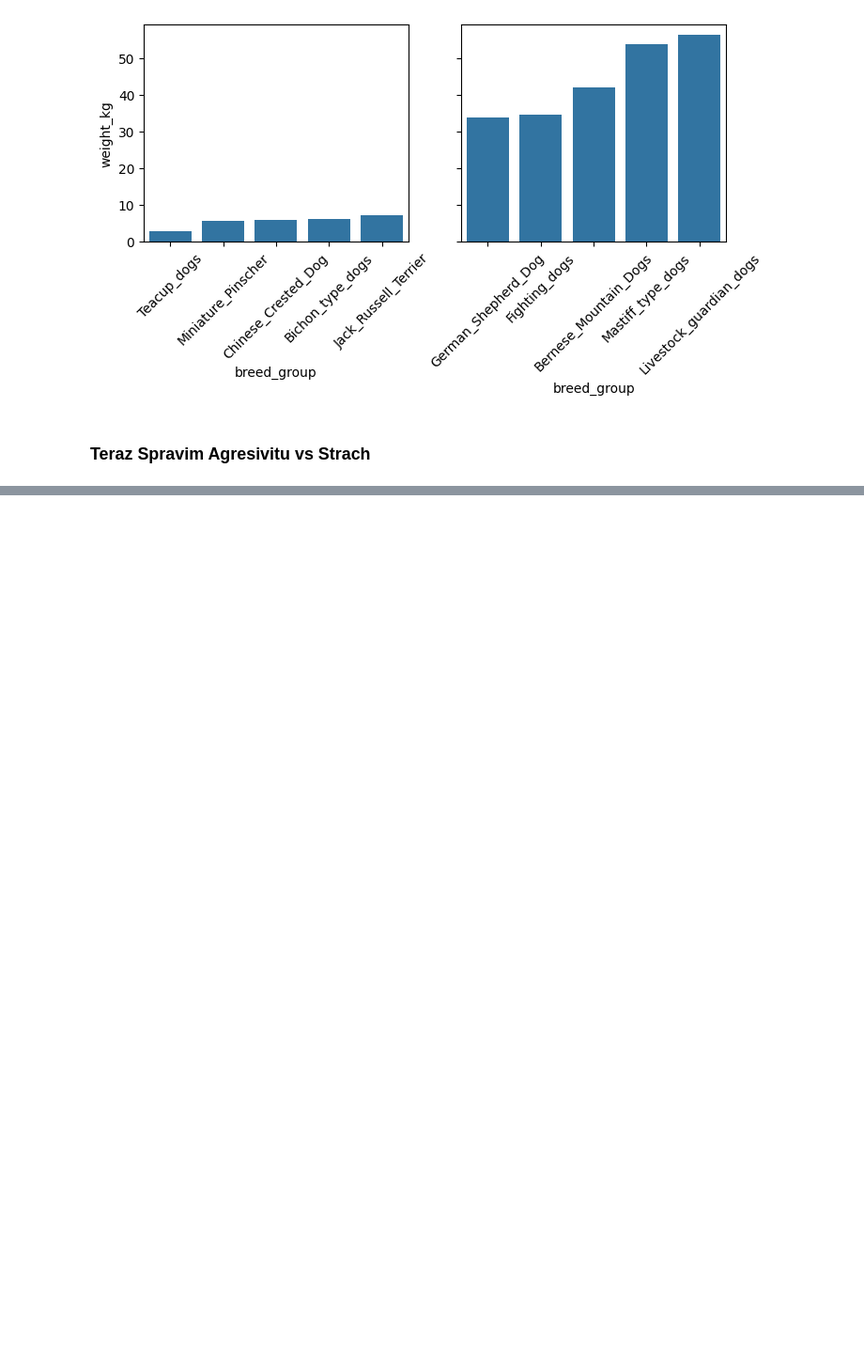
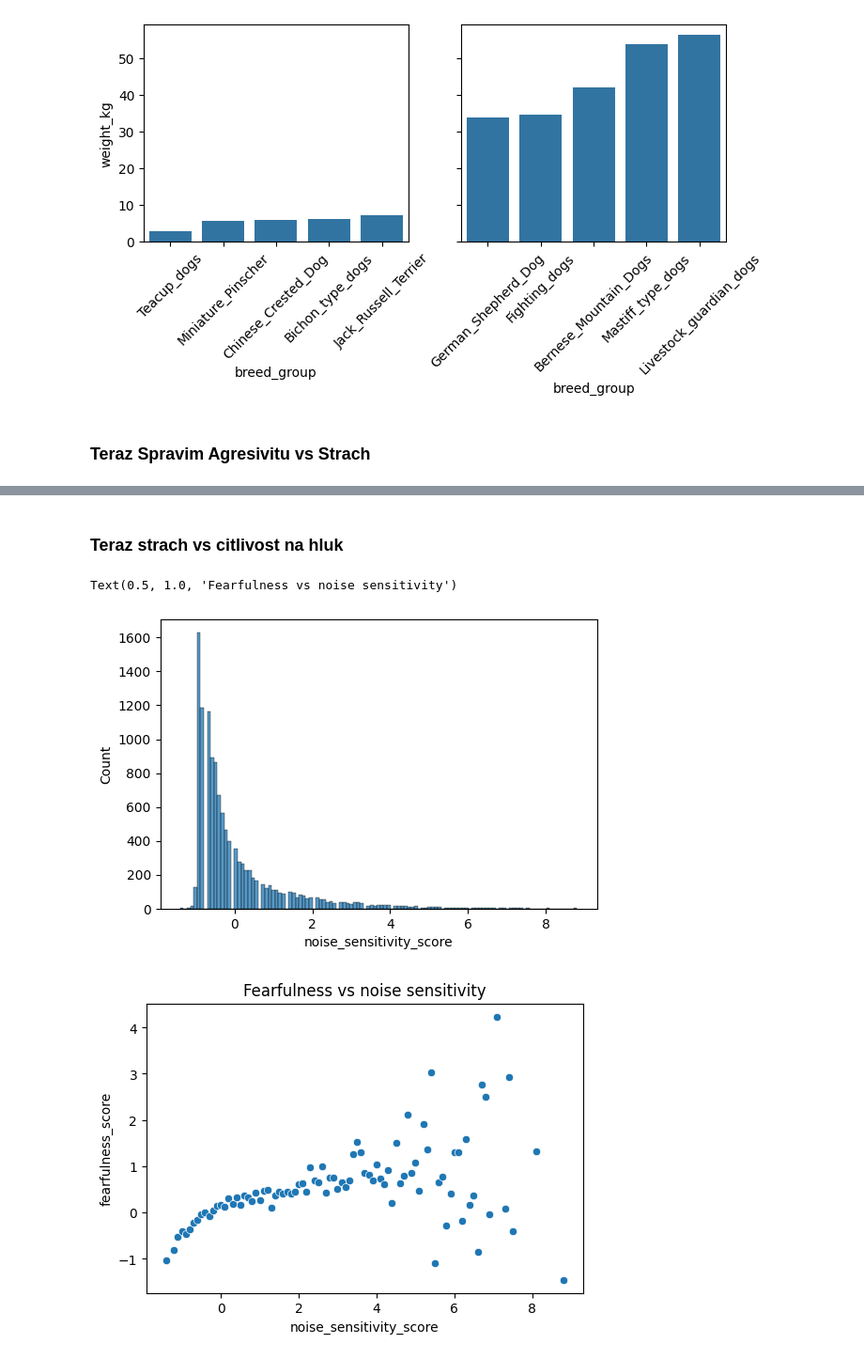
Before and after one commit to Retr-1/AnalyzaPsy, a Jupyter notebook: Analyza_psy_Timo.ipynb, the cells around one changed output, grey strips where cells are left out. Shown: that part at 94% size. Cells and saved outputs as stored; diff of their text form; code cells hidden in the pictures; blank space fills up the shorter version.

```diff
--- a/Analyza_psy_Timo.ipynb
+++ b/Analyza_psy_Timo.ipynb
@@ -332,0 +375,23 @@ Text(0.5, 1.0, 'owner Agression Fearfulness')
+# %% [markdown]
+### Teraz strach vs citlivost na hluk
+# %%
+psy6 = dogs.copy(deep=True)
+psy6["noise_sensitivity_score"] = psy6["noise_sensitivity_score"].round(1)
+
+psy6_stranger = psy6.groupby("noise_sensitivity_score")["fearfulness_score"].mean()
+psy6_stranger = pd.DataFrame(psy6_stranger)
+# display(psy6_stranger)
+
+figure, ax = plt.subplots(1, 1, figsize=(6, 4), sharey=True)
+ax = sns.histplot(data=psy6, x="noise_sensitivity_score")
+
+figure, axes = plt.subplots(1, 1, figsize=(6, 4), sharey=True)
+sns.scatterplot(x=psy6_stranger.index, y=psy6_stranger["fearfulness_score"], ax=axes)
+axes.set_title("Fearfulness vs noise sensitivity")
+
+
+### Este dokoncit tretiu agresivitu
+# %% [output]
+Text(0.5, 1.0, 'Fearfulness vs noise sensitivity')
+[figure, added]
+[figure, added]
```
Also changed, not shown: parts of 5 cells of this notebook, 1 other file.
